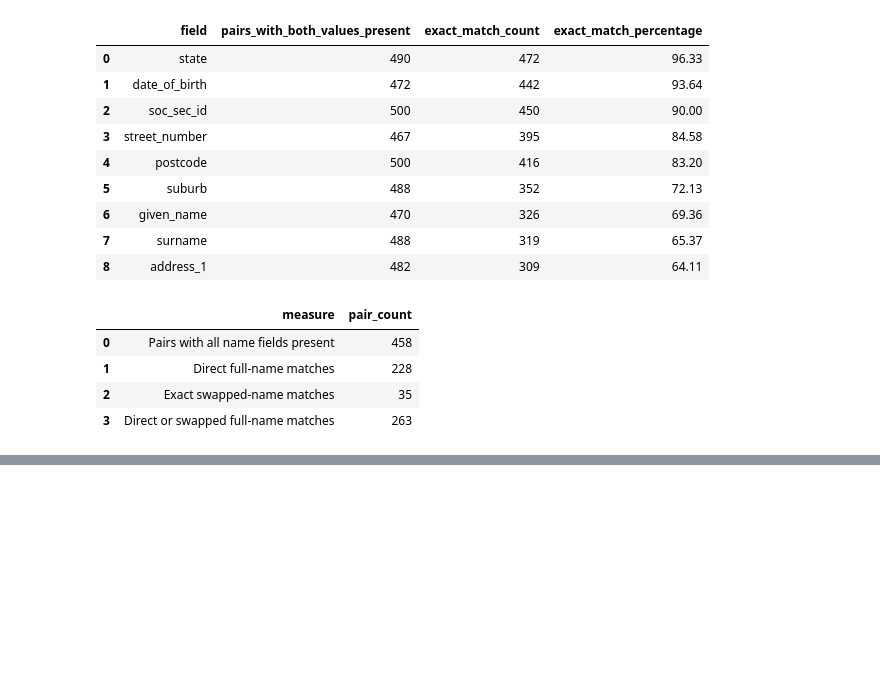
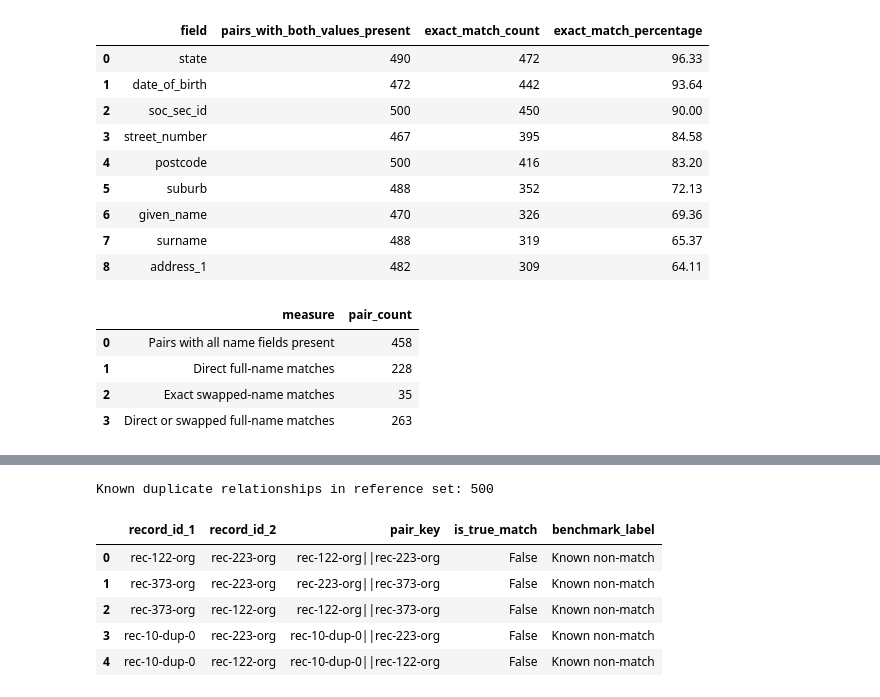
Before and after one commit to WaleBalogunK/Repository-name-entity-resolution-golden-record-lab, a Jupyter notebook: notebooks/01_data_acquisition_and_initial_audit.ipynb, the cells around one changed output, grey strips where cells are left out. Saved outputs shown, nothing was run; the diff lists cells and outputs as text; code cells hidden in the pictures; blank space fills up the shorter version.

```diff
--- a/notebooks/01_data_acquisition_and_initial_audit.ipynb
+++ b/notebooks/01_data_acquisition_and_initial_audit.ipynb
@@ -3334,0 +3405,15 @@ swap_aware_name_summary
+# %%
+def create_canonical_pair_key(
+    record_id_1,
+    record_id_2
+):
+    """
+    Create an order-independent identifier for a record pair.
+    """
+
+    record_ids = sorted([
+        str(record_id_1),
+        str(record_id_2)
+    ])
+
+    return "||".join(record_ids)
@@ -3334,0 +3451,38 @@ swap_aware_name_summary
+# %%
+true_link_pair_keys = {
+    create_canonical_pair_key(
+        record_id_1,
+        record_id_2
+    )
+    for record_id_1, record_id_2
+    in true_links
+}
+
+print(
+    "Known duplicate relationships in reference set: "
+    f"{len(true_link_pair_keys):,}"
+)
+# %% [output]
+Known duplicate relationships in reference set: 500
+# %%
+candidate_pair_labels["is_true_match"] = (
+    candidate_pair_labels["pair_key"]
+    .isin(true_link_pair_keys)
+)
+
+candidate_pair_labels[
+    "benchmark_label"
+] = np.where(
+    candidate_pair_labels["is_true_match"],
+    "Known match",
+    "Known non-match"
+)
+
+candidate_pair_labels.head()
+# %% [output]
+|  | record_id_1 | record_id_2 | pair_key | is_true_match | benchmark_label |
+| 0 | rec-122-org | rec-223-org | rec-122-org||rec-223-org | False | Known non-match |
+| 1 | rec-373-org | rec-223-org | rec-223-org||rec-373-org | False | Known non-match |
+| 2 | rec-373-org | rec-122-org | rec-122-org||rec-373-org | False | Known non-match |
+| 3 | rec-10-dup-0 | rec-223-org | rec-10-dup-0||rec-223-org | False | Known non-match |
+| 4 | rec-10-dup-0 | rec-122-org | rec-10-dup-0||rec-122-org | False | Known non-match |
```
Also changed, not shown: parts of 5 cells of this notebook.
